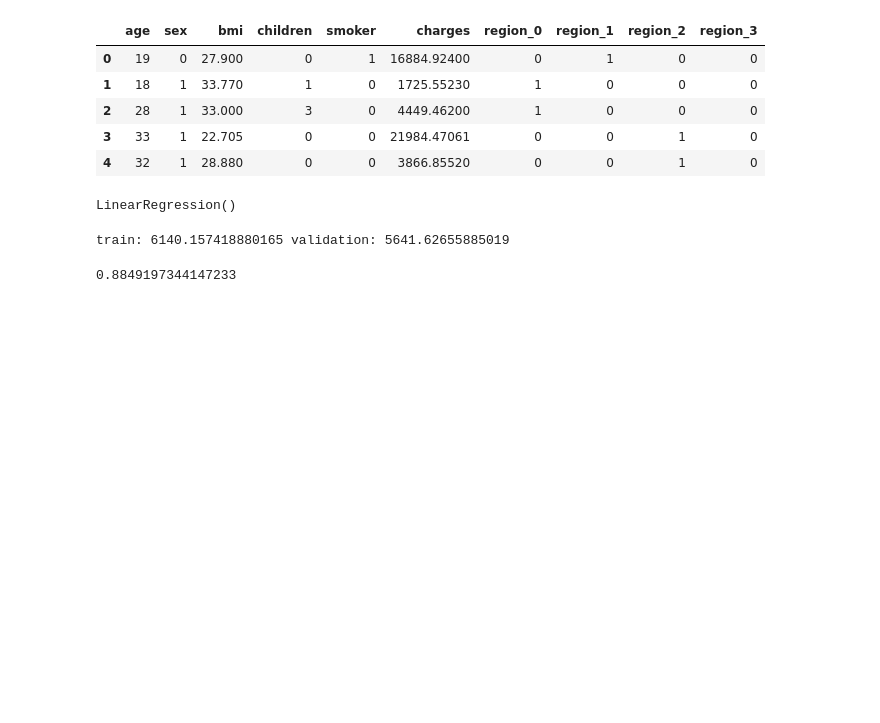
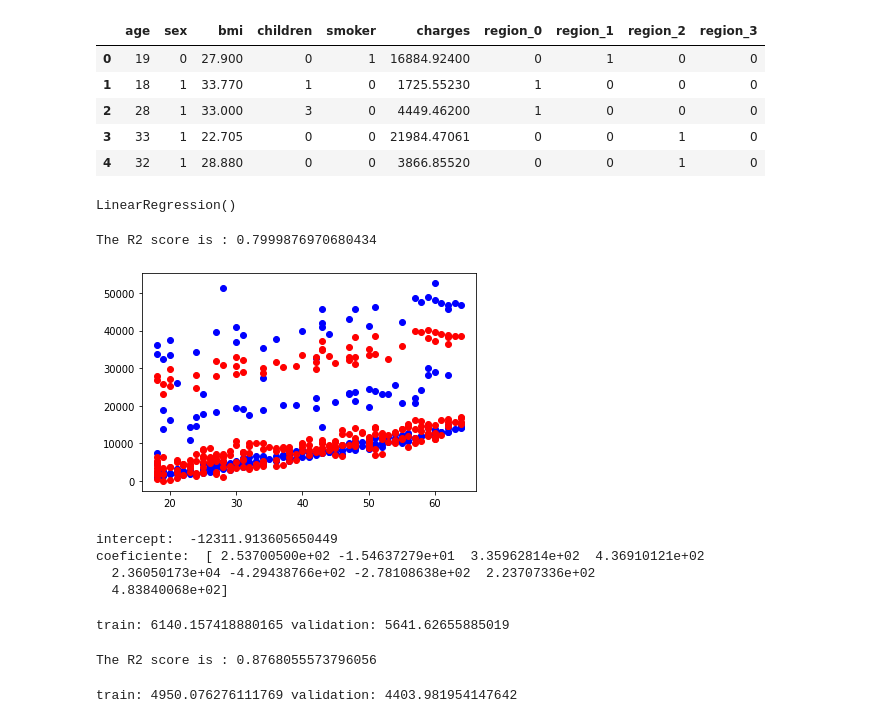
Before and after one commit to AlinaMendez/Linear-Regression-Project, a Jupyter notebook: src/explore.ipynb, the cells around one changed output. Saved outputs shown, nothing was run; the diff lists cells and outputs as text; code cells hidden in the pictures; blank space fills up the shorter version.

```diff
--- a/src/explore.ipynb
+++ b/src/explore.ipynb
@@ -347,28 +347,47 @@ LinearRegression()
 # %%
 y_train_pred = model.predict(X_train)
 y_test_pred = model.predict(X_test)
+# %%
+print(f'The R2 score is : {r2_score(y_test,y_test_pred)}')
+# %% [output]
+The R2 score is : 0.7999876970680434
+# %%
+plt.scatter(x=X_test['age'], y=y_test, color='Blue')
+plt.scatter(x=X_test['age'], y=y_test_pred, color='Red')
+plt.show()
+# %% [output]
+[figure, added]
+# %%
+print("intercept: ",model.intercept_)
+print("coeficiente: ",model.coef_)
+# %% [output]
+intercept:  -12311.913605650449
+coeficiente:  [ 2.53700500e+02 -1.54637279e+01  3.35962814e+02  4.36910121e+02
+  2.36050173e+04 -4.29438766e+02 -2.78108638e+02  2.23707336e+02
+  4.83840068e+02]
 # %%
 RMSE_train = mean_squared_error(y_train, y_train_pred, squared=False)
 RMSE_test = mean_squared_error(y_test, y_test_pred, squared=False)
 print('train:', RMSE_train, 'validation:', RMSE_test)
 # %% [output]
 train: 6140.157418880165 validation: 5641.62655885019
-# %%
-x = df_raw.drop(['charges','region_0','region_1','region_2','region_3'], axis = 1)
-Y = df_raw.charges
-
-
-
-quad = PolynomialFeatures (degree = 2)
-X_quad = quad.fit_transform(x)
-
-x_train,x_test,Y_train,Y_test = train_test_split(X_quad,Y, random_state = 0)
-
-plr = LinearRegression().fit(x_train,Y_train)
-
-Y_train_pred = plr.predict(x_train)
-Y_test_pred = plr.predict(x_test)
-
-print(plr.score(x_test,Y_test))
-# %% [output]
-0.8849197344147233
+# %%
+quad = PolynomialFeatures (degree = 2)
+X_quad = quad.fit_transform(X)
+
+X_train,X_test,y_train,y_test = train_test_split(X_quad, y, random_state = 0)
+
+model_quad = LinearRegression().fit(X_train,y_train)
+
+y_train_pred = model_quad.predict(X_train)
+y_test_pred = model_quad.predict(X_test)
+
+print(f'The R2 score is : {r2_score(y_test,y_test_pred)}')
+# %% [output]
+The R2 score is : 0.8768055573796056
+# %%
+RMSE_train = mean_squared_error(y_train, y_train_pred, squared=False)
+RMSE_test = mean_squared_error(y_test, y_test_pred, squared=False)
+print('train:', RMSE_train, 'validation:', RMSE_test)
+# %% [output]
+train: 4950.076276111769 validation: 4403.981954147642
```
Also changed, not shown: parts of 3 cells of this notebook.
